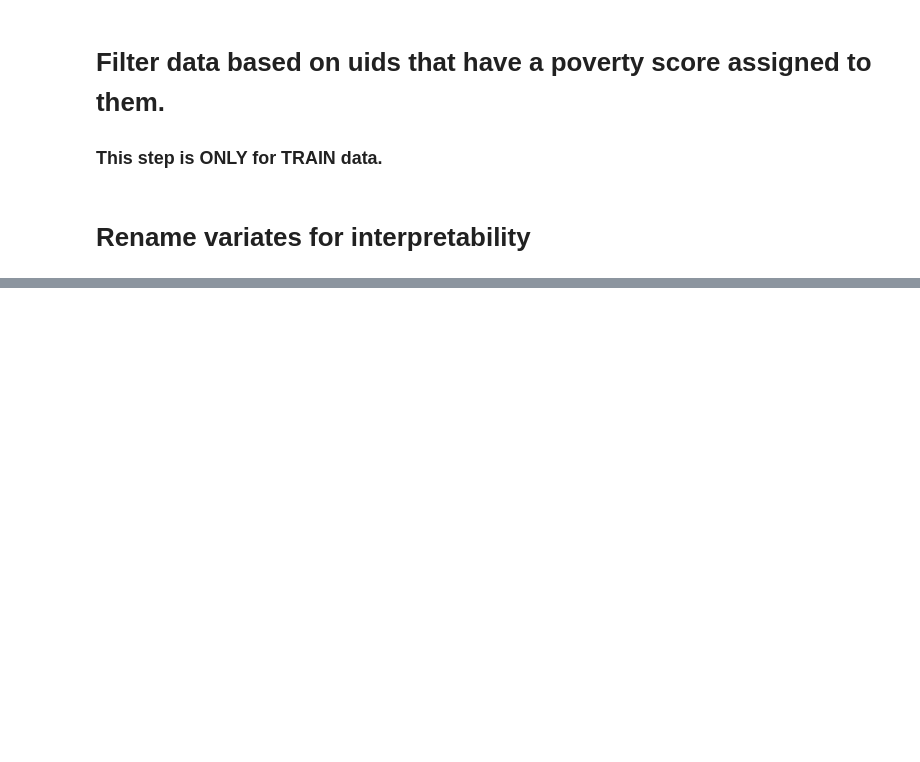
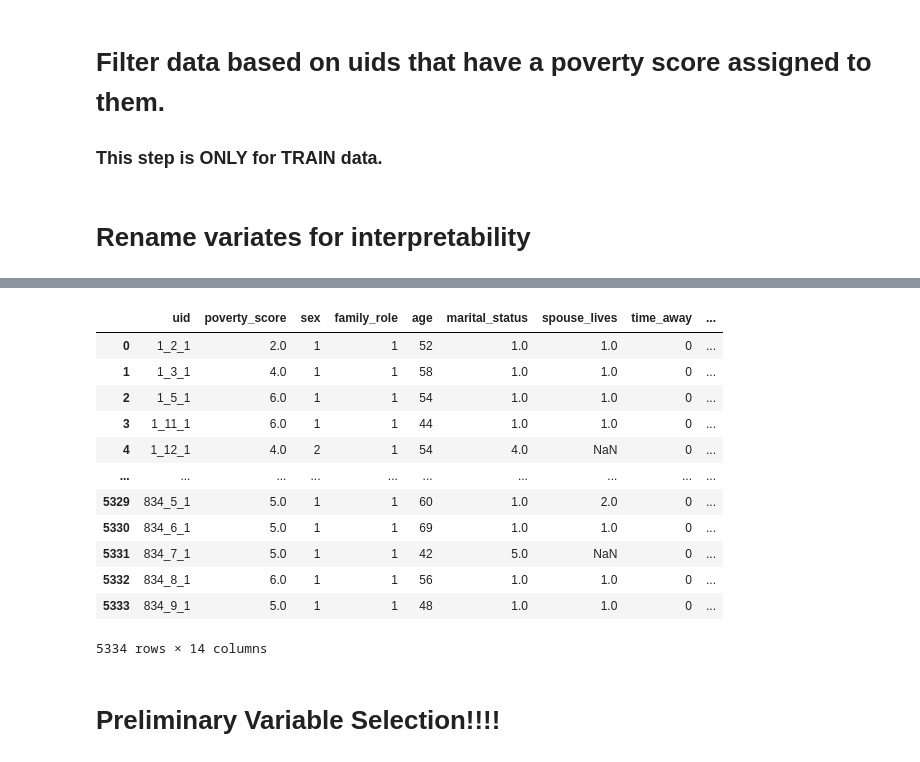
Before and after one commit to jbellogo/Classification, a Jupyter notebook: explorations.ipynb, the cells around one changed output, grey strips where cells are left out. Cells and saved outputs as stored; diff of their text form; code cells hidden in the pictures; blank space fills up the shorter version.

```diff
--- a/explorations.ipynb
+++ b/explorations.ipynb
@@ -209,0 +190,18 @@ g3hh.to_csv('./group3/hh_train_g3.csv', index=False)
+# %%
+hh
+# %% [output]
+|  | uid | poverty_score | sex | family_role | age | marital_status | spouse_lives | time_away | ... |
+| 0 | 1_2_1 | 2.0 | 1 | 1 | 52 | 1.0 | 1.0 | 0 | ... |
+| 1 | 1_3_1 | 4.0 | 1 | 1 | 58 | 1.0 | 1.0 | 0 | ... |
+| 2 | 1_5_1 | 6.0 | 1 | 1 | 54 | 1.0 | 1.0 | 0 | ... |
+| 3 | 1_11_1 | 6.0 | 1 | 1 | 44 | 1.0 | 1.0 | 0 | ... |
+| 4 | 1_12_1 | 4.0 | 2 | 1 | 54 | 4.0 | NaN | 0 | ... |
+| ... | ... | ... | ... | ... | ... | ... | ... | ... | ... |
+| 5329 | 834_5_1 | 5.0 | 1 | 1 | 60 | 1.0 | 2.0 | 0 | ... |
+| 5330 | 834_6_1 | 5.0 | 1 | 1 | 69 | 1.0 | 1.0 | 0 | ... |
+| 5331 | 834_7_1 | 5.0 | 1 | 1 | 42 | 5.0 | NaN | 0 | ... |
+| 5332 | 834_8_1 | 6.0 | 1 | 1 | 56 | 1.0 | 1.0 | 0 | ... |
+| 5333 | 834_9_1 | 5.0 | 1 | 1 | 48 | 1.0 | 1.0 | 0 | ... |
+5334 rows × 14 columns
+# %% [markdown]
+# Preliminary Variable Selection!!!!
```
Also changed, not shown: parts of 66 cells of this notebook, 8 other files.
